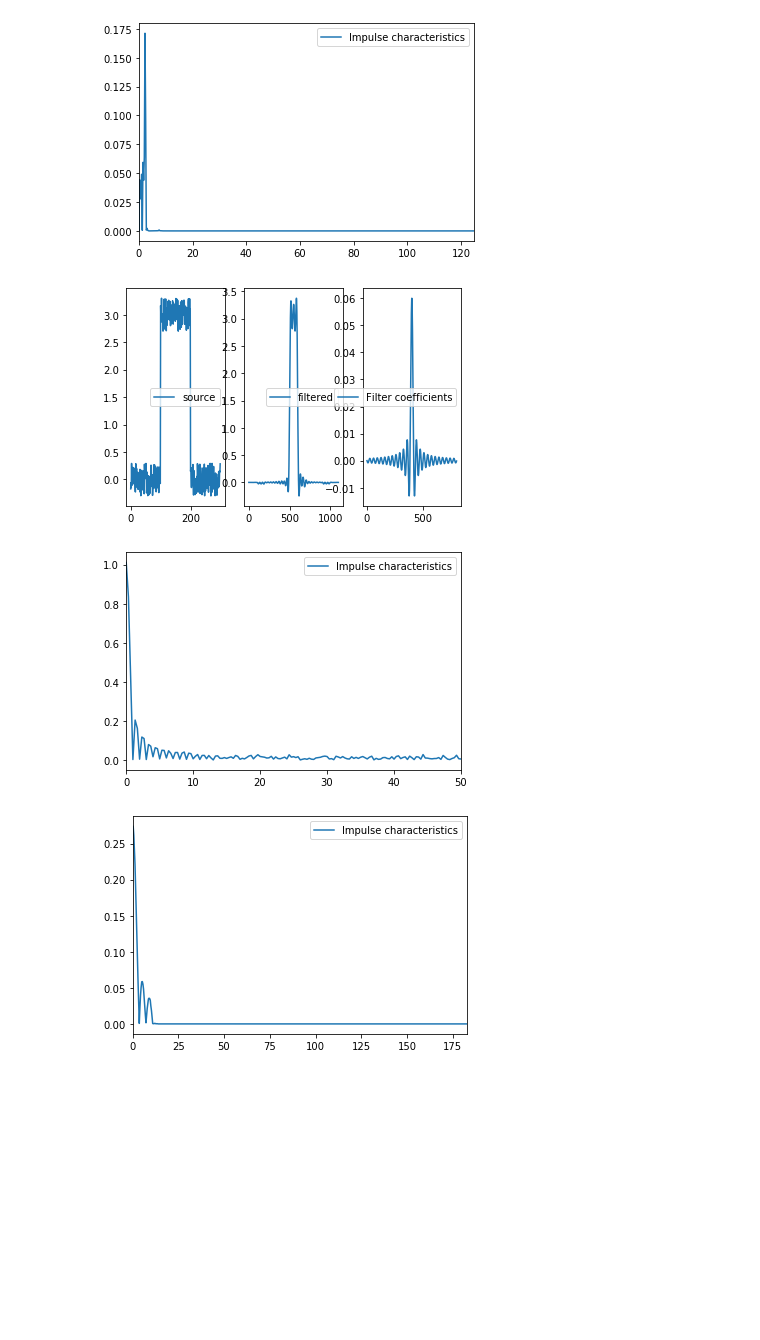
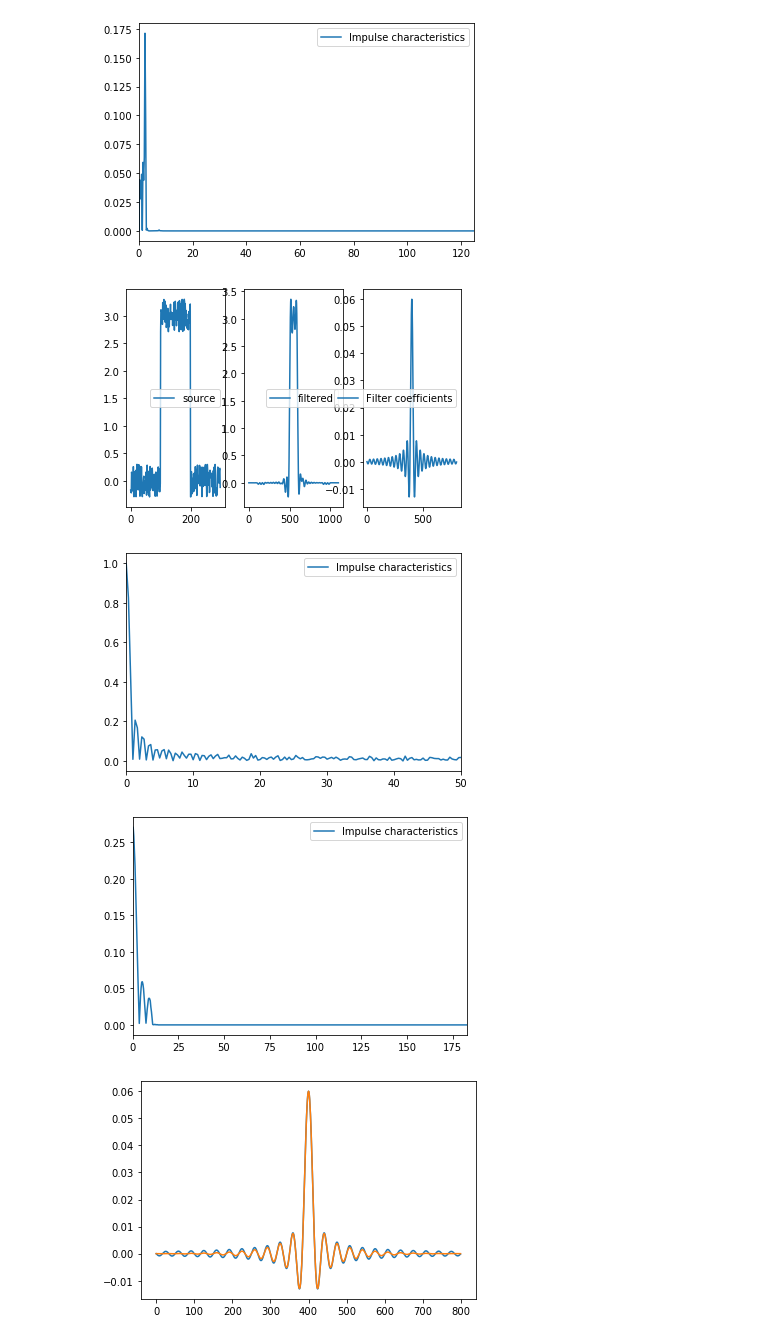
Before and after one commit to PashaIanko/Python, a Jupyter notebook: Sliding Window Filter/Low pass filter.ipynb, the cells around one changed output. Saved outputs shown, nothing was run; the diff lists cells and outputs as text; code cells hidden in the pictures; blank space fills up the shorter version.

Commit message:
added filter smoothening

```diff
--- a/Sliding Window Filter/Low pass filter.ipynb
+++ b/Sliding Window Filter/Low pass filter.ipynb
@@ -614,24 +587,38 @@ plot_fft(y_filtered, sin_Func.From, sin_Func.To)
 # %%
 # Шумная ступенька
 t_from = 0
 t_to = 3
 dt = 0.01
 N_pts = get_numb_pts(t_to, t_from, dt)
 sample_rate = get_sample_rate(N_pts, t_to, t_from)
 
 meandr = Function((FuncParams(t_from, t_to, t_to, 1, 0, N_pts)))
 meandr.calc(meander, 1, 2)
 noize_level = 0.3
 meandr.noize(0.2, noize_level)
 
 f_cut = 3
 N = 800
 h =  FIR_low_pass_filter(f_cut, sample_rate, N)
 y_filtered = np.convolve(h, meandr.y)
 plot_filter(y_filtered, meandr, h)
 plot_fft(meandr.y, meandr.From, meandr.To)
 plot_fft(y_filtered, meandr.From, meandr.To)
+
+
+gauss = signal.gaussian(len(h), 150)
+h_smooth = smoothen_filter(h, gauss)
+
+
+fig_smooth_filter = plt.figure()
+sp_smooth_filt = fig_smooth_filter.add_subplot(111)
+sp_smooth_filt.plot(h)
+sp_smooth_filt.plot(h_smooth)
+
+plot_fft(h, 0,1)
+plot_fft(h_smooth, 0,1)
 # %% [output]
-[figure, old version]
+[figure, new version]
 [figure]
 [figure]
+[figure, added]
```
Also changed, not shown: parts of 9 cells of this notebook.
